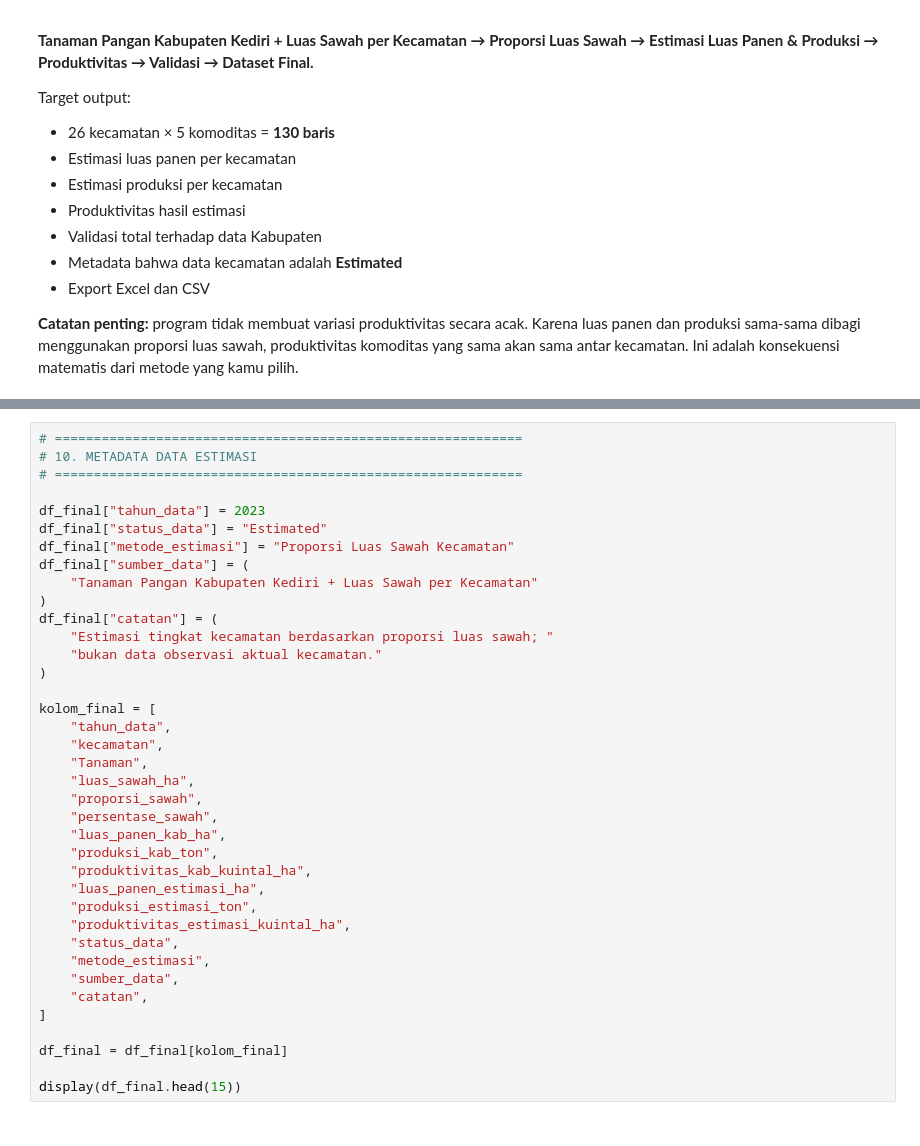
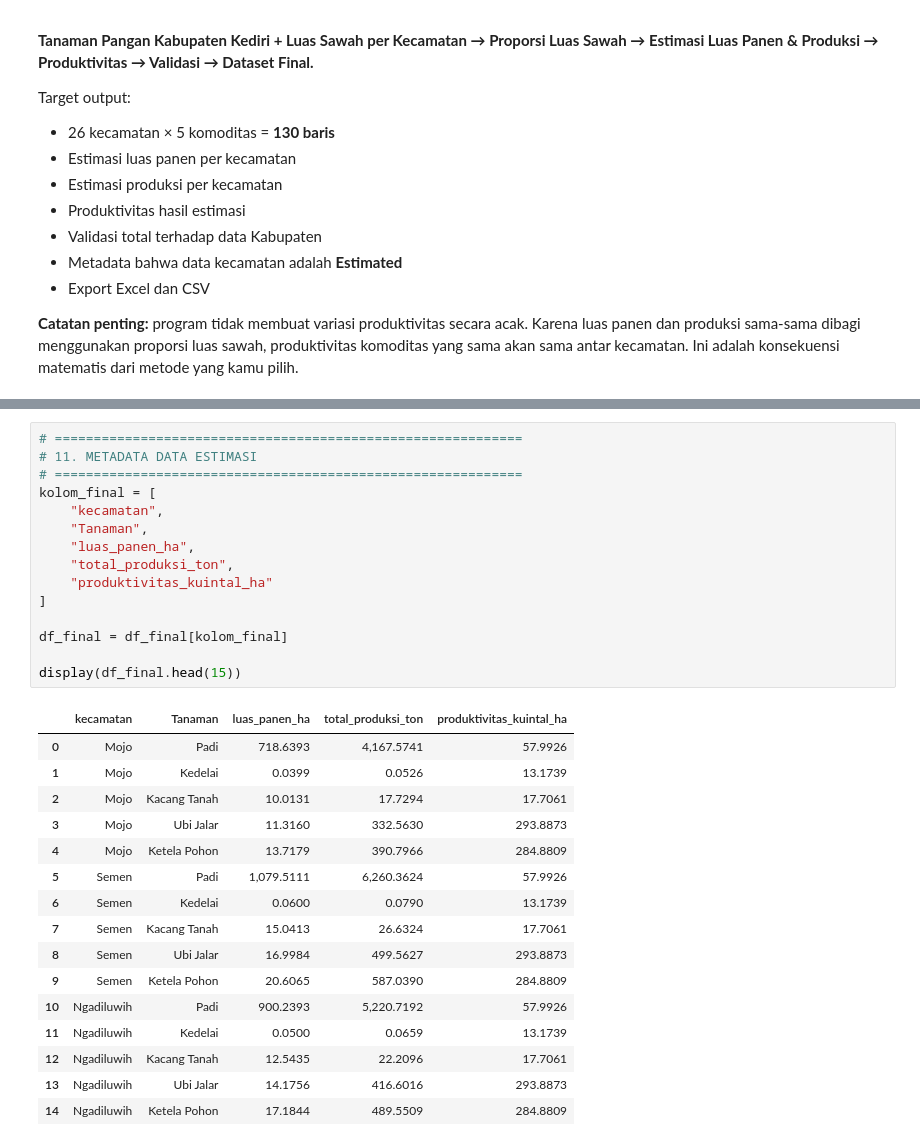
Before and after one commit to zarahrnw/AgriDash-0.1, a Jupyter notebook: notebooks/Pembagian Tanaman Pangan.ipynb, the cells around one changed output, grey strips where cells are left out. Drawn from its saved outputs; the diff is of its cells as text.

```diff
--- a/notebooks/Pembagian Tanaman Pangan.ipynb
+++ b/notebooks/Pembagian Tanaman Pangan.ipynb
@@ -261,38 +395,32 @@ display(df_final.head(10))
 # %%
 # ============================================================
-# 10. METADATA DATA ESTIMASI
+# 11. METADATA DATA ESTIMASI
 # ============================================================
-
-df_final["tahun_data"] = 2023
-df_final["status_data"] = "Estimated"
-df_final["metode_estimasi"] = "Proporsi Luas Sawah Kecamatan"
-df_final["sumber_data"] = (
-    "Tanaman Pangan Kabupaten Kediri + Luas Sawah per Kecamatan"
-)
-df_final["catatan"] = (
-    "Estimasi tingkat kecamatan berdasarkan proporsi luas sawah; "
-    "bukan data observasi aktual kecamatan."
-)
-
 kolom_final = [
-    "tahun_data",
     "kecamatan",
     "Tanaman",
-    "luas_sawah_ha",
-    "proporsi_sawah",
-    "persentase_sawah",
-    "luas_panen_kab_ha",
-    "produksi_kab_ton",
-    "produktivitas_kab_kuintal_ha",
-    "luas_panen_estimasi_ha",
-    "produksi_estimasi_ton",
-    "produktivitas_estimasi_kuintal_ha",
-    "status_data",
-    "metode_estimasi",
-    "sumber_data",
-    "catatan",
+    "luas_panen_ha",
+    "total_produksi_ton",
+    "produktivitas_kuintal_ha"
 ]
 
 df_final = df_final[kolom_final]
 
 display(df_final.head(15))
+# %% [output]
+|  | kecamatan | Tanaman | luas_panen_ha | total_produksi_ton | produktivitas_kuintal_ha |
+| 0 | Mojo | Padi | 718.6393 | 4,167.5741 | 57.9926 |
+| 1 | Mojo | Kedelai | 0.0399 | 0.0526 | 13.1739 |
+| 2 | Mojo | Kacang Tanah | 10.0131 | 17.7294 | 17.7061 |
+| 3 | Mojo | Ubi Jalar | 11.3160 | 332.5630 | 293.8873 |
+| 4 | Mojo | Ketela Pohon | 13.7179 | 390.7966 | 284.8809 |
+| 5 | Semen | Padi | 1,079.5111 | 6,260.3624 | 57.9926 |
+| 6 | Semen | Kedelai | 0.0600 | 0.0790 | 13.1739 |
+| 7 | Semen | Kacang Tanah | 15.0413 | 26.6324 | 17.7061 |
+| 8 | Semen | Ubi Jalar | 16.9984 | 499.5627 | 293.8873 |
+| 9 | Semen | Ketela Pohon | 20.6065 | 587.0390 | 284.8809 |
+| 10 | Ngadiluwih | Padi | 900.2393 | 5,220.7192 | 57.9926 |
+| 11 | Ngadiluwih | Kedelai | 0.0500 | 0.0659 | 13.1739 |
+| 12 | Ngadiluwih | Kacang Tanah | 12.5435 | 22.2096 | 17.7061 |
+| 13 | Ngadiluwih | Ubi Jalar | 14.1756 | 416.6016 | 293.8873 |
+| 14 | Ngadiluwih | Ketela Pohon | 17.1844 | 489.5509 | 284.8809 |
```
Also changed, not shown: parts of 16 cells of this notebook, 1 other file.
